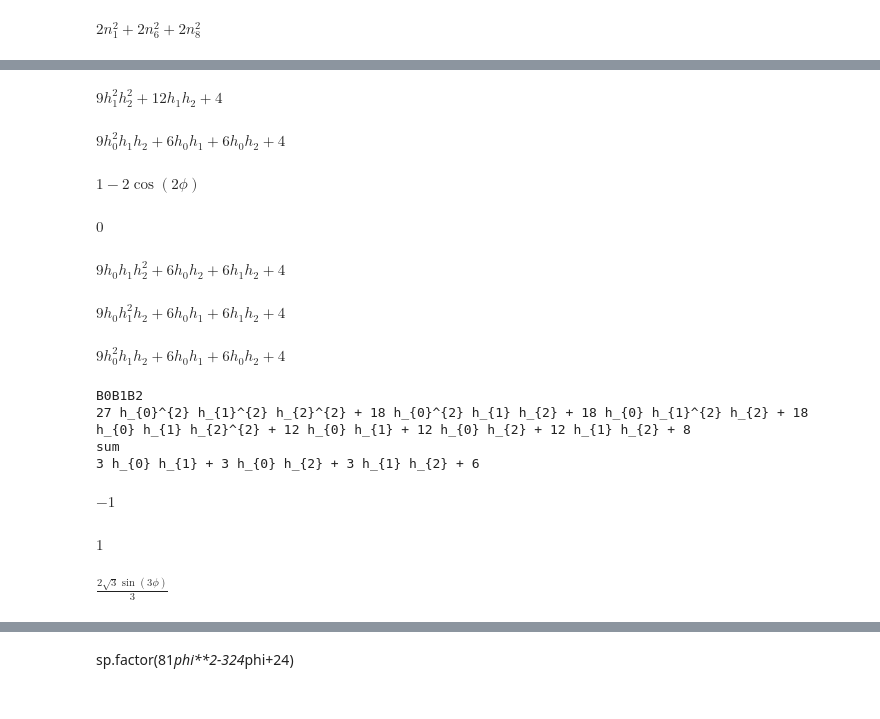
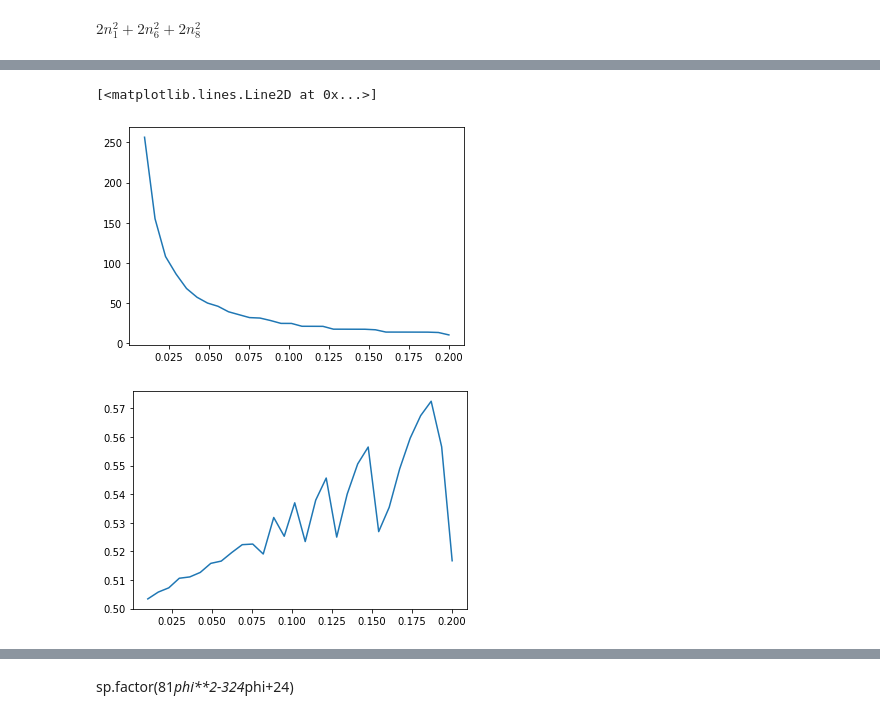
Before and after one commit to sheputis/master_thesis, a Jupyter notebook: RHO matrix.ipynb, the cells around one changed output, grey strips where cells are left out. Saved outputs shown, nothing was run; the diff lists cells and outputs as text; code cells hidden in the pictures.

```diff
--- a/RHO matrix.ipynb
+++ b/RHO matrix.ipynb
@@ -811,42 +772,0 @@ $\displaystyle 2 \sin{\left(2 \phi + \frac{\pi}{6} \right)} + 1$
-# %%
-display(sp.expand(B0_*B0_))
-display(sp.expand(B1_*B2_))
-display(B0)
-display(sp.simplify(B2-(2+3*h0*h1)))
-# %% [output]
-$\displaystyle 9 h_{1}^{2} h_{2}^{2} + 12 h_{1} h_{2} + 4$
-$\displaystyle 9 h_{0}^{2} h_{1} h_{2} + 6 h_{0} h_{1} + 6 h_{0} h_{2} + 4$
-$\displaystyle 1 - 2 \cos{\left(2 \phi \right)}$
-$\displaystyle 0$
-# %%
-h0_,h1_,h2_ = sp.Symbol("h_0"),sp.Symbol("h_1"),sp.Symbol("h_2")
-B0_,B1_,B2_ = 2+3*h1_*h2_,2+3*h0_*h2_,2+3*h0_*h1_
-test_ = 1/(B0_**2)+1/(B1_**2)+1/(B2_**2)
-test_2 = 1/(B0_*B1_) +1/(B0_*B2_) +1/(B2_*B1_)
-display(sp.expand(sp.simplify(B0_*B1_)))
-display(sp.expand(sp.simplify(B0_*B2_)))
-display(sp.expand(sp.simplify(B1_*B2_)))
-print("B0B1B2")
-print(sp.latex(sp.expand(B0_*B1_*B2_)))
-print("sum")
-print(sp.latex(sp.simplify(B0_+B1_+B2_)))
-eee = sp.expand(sp.simplify(1/((B0)**2)+1/((B2)**2)+1/((B1)**2) +2*(1/(B0*B1)+1/(B0*B2)+1/(B2*B1))))
-#f = lambdify(phi,eee,"numpy")
-#f(np.linspace(0,2,19))
-#eee
-# %% [output]
-$\displaystyle 9 h_{0} h_{1} h_{2}^{2} + 6 h_{0} h_{2} + 6 h_{1} h_{2} + 4$
-$\displaystyle 9 h_{0} h_{1}^{2} h_{2} + 6 h_{0} h_{1} + 6 h_{1} h_{2} + 4$
-$\displaystyle 9 h_{0}^{2} h_{1} h_{2} + 6 h_{0} h_{1} + 6 h_{0} h_{2} + 4$
-B0B1B2
-27 h_{0}^{2} h_{1}^{2} h_{2}^{2} + 18 h_{0}^{2} h_{1} h_{2} + 18 h_{0} h_{1}^{2} h_{2} + 18 h_{0} h_{1} h_{2}^{2} + 12 h_{0} h_{1} + 12 h_{0} h_{2} + 12 h_{1} h_{2} + 8
-sum
-3 h_{0} h_{1} + 3 h_{0} h_{2} + 3 h_{1} h_{2} + 6
-# %%
-display(sp.simplify(h0*h1+h0*h2+h1*h2))
-display(sp.simplify((h0*h1)**2+(h0*h2)**2+(h2*h1)**2))
-display(sp.simplify(h0*h0*h1+h0*h0*h2+h0*h1*h1+h0*h2*h2+h1*h1*h2+h1*h2*h2))
-# %% [output]
-$\displaystyle -1$
-$\displaystyle 1$
-$\displaystyle \frac{2 \sqrt{3} \sin{\left(3 \phi \right)}}{3}$
@@ -852,0 +790,38 @@ $\displaystyle \frac{2 \sqrt{3} \sin{\left(3 \phi \right)}}{3}$
+# %%
+EPS_arr = list(np.linspace(0.01,0.2,30))#[0.01,0.02,0.03,0.05,0.07,0.09,0.1,0.2,0.3,0.4,0.5]
+d_ba_s_l = np.linspace(-0.51,-0.49,100)
+t_ = np.linspace(0,300,1000)
+max_max_l_2 = []
+max_max_t_l_2 =[]
+
+for EPS in EPS_arr:
+    max_amp_arr,max_times_arr = gen_max_amp(inst,d_ba_s_l,t_,EPS)
+    max_max_amp = max(max_amp_arr)
+    max_max_l_2.append(max_max_amp)
+    max_max_t_l_2.append(max_times_arr[max_amp_arr.index(max_max_amp)])
+# %%
+
+#%matplotlib inline
+#plt.plot(t_,F3(0.0,t_))
+#plt.plot(t_,F3(0.1,t_))
+#plt.plot(t_,F3(0.2,t_))
+#plt.plot(t_,F3(0.3,t_))
+#plt.plot(t_,F3(0.4,t_))
+#plt.plot(t_,F3(0.5,t_))
+#plt.plot(t_,F3(0.6,t_))
+#plt.plot(t_,F3(0.7,t_))
+#plt.plot(d_ba_s_l,max_l_3_no_f)
+
+
+#plt.plot(t_,F3(phis[phi_max_ind],t_),label="supposedly max")
+#plt.legend()
+#plt.figure()
+#plt.plot(d_ba_s_l,np.array(phis))
+#plt.plot(d_ba_s_l,max_l_3)
+plt.plot(EPS_arr,max_max_t_l)
+plt.figure()
+plt.plot(EPS_arr,max_max_l)
+# %% [output]
+[<matplotlib.lines.Line2D at 0x...>]
+[figure, added]
+[figure, added]
```
Also changed, not shown: parts of 37 cells of this notebook, 1 other file.
